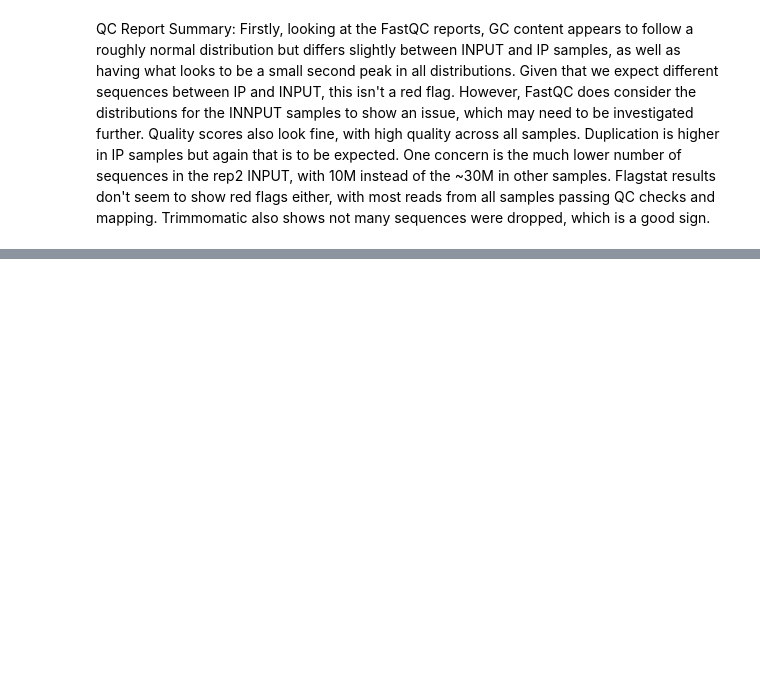
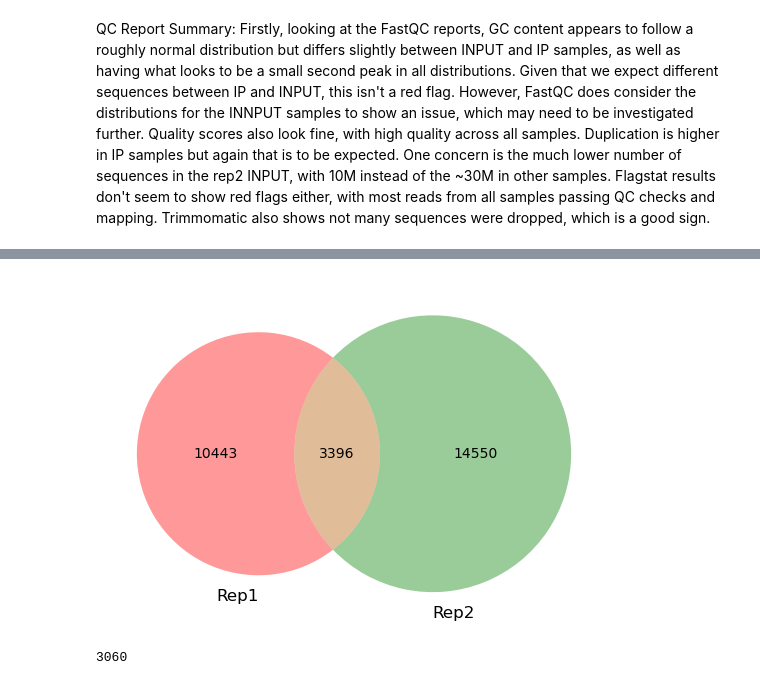
Before and after one commit to clnakagawa/chip-nextflow, a Jupyter notebook: analysis.ipynb, the cells around one changed output, grey strips where cells are left out. Drawn from its saved outputs; the diff is of its cells as text; code cells hidden in the pictures; blank space fills up the shorter version.

Commit message:
figures added + some answers

```diff
--- a/analysis.ipynb
+++ b/analysis.ipynb
@@ -71,0 +174,11 @@ plt.show()
+# %%
+rep1total = sum(1 for _ in open('results/rep1_peaks.narrowPeak'))
+rep2total = sum(1 for _ in open('results/rep2_peaks.narrowPeak'))
+combined = sum(1 for _ in open('results/consensus_peaks.bed'))
+
+venn2(subsets=(rep1total-combined, rep2total-combined, combined), set_labels=('Rep1', 'Rep2'))
+plt.show()
+print(sum(1 for _ in open('results/filtered_peaks.bed')))
+# %% [output]
+[figure, added]
+3060
```
Also changed, not shown: parts of 14 cells of this notebook, 3 other files.
